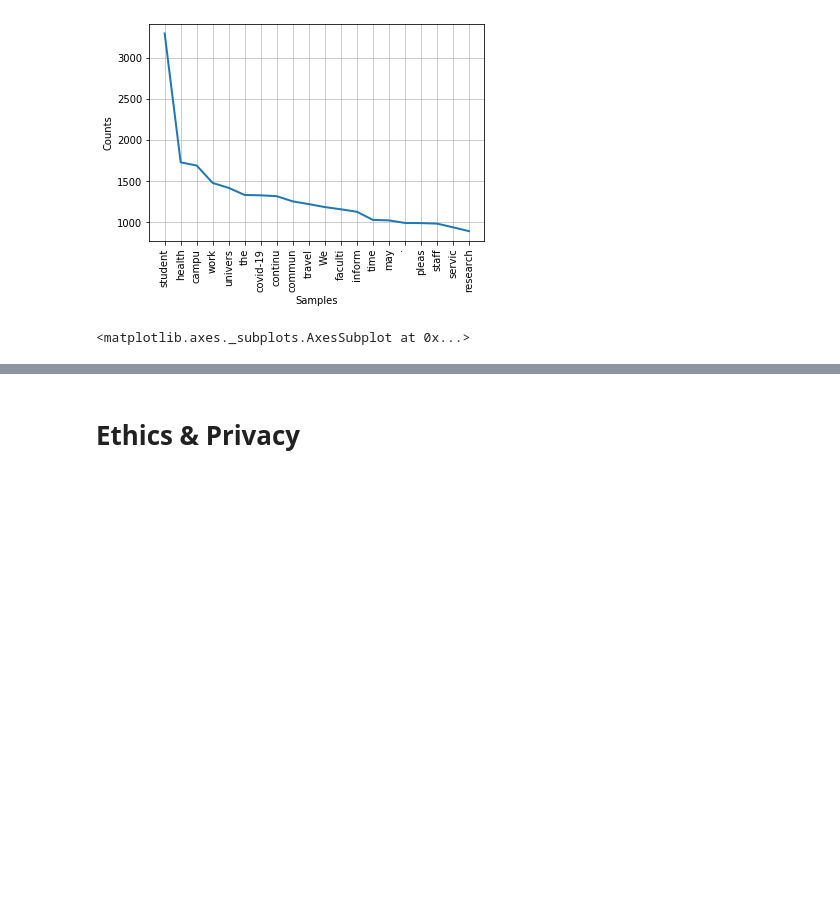
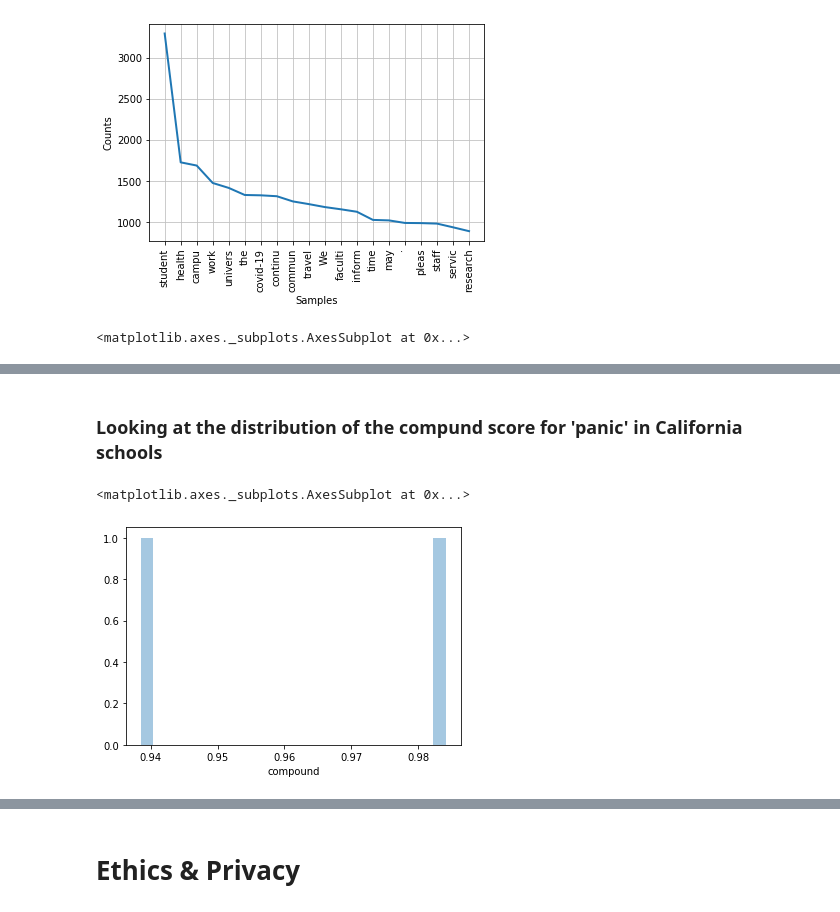
Before and after one commit to hasetia/Data-Science-Sentiment-Analysis-, a Jupyter notebook: Other Notebooks/Final_Project_Group09_tentative_outline.ipynb, the cells around one changed output, grey strips where cells are left out. Cells and saved outputs as stored; diff of their text form; code cells hidden in the pictures; blank space fills up the shorter version.

```diff
--- a/Other Notebooks/Final_Project_Group09_tentative_outline.ipynb
+++ b/Other Notebooks/Final_Project_Group09_tentative_outline.ipynb
@@ -548,0 +585,7 @@ def sort_df(word):
+# %% [markdown]
+### Looking at the distribution of the compund score for 'panic' in California schools
+# %%
+sns.distplot(df_panic.loc[df_panic['state'] == 'cal']['compound'], kde = False, bins=25)
+# %% [output]
+<matplotlib.axes._subplots.AxesSubplot at 0x...>
+[figure, added]
```
Also changed, not shown: parts of 23 cells of this notebook, 3 other files.
